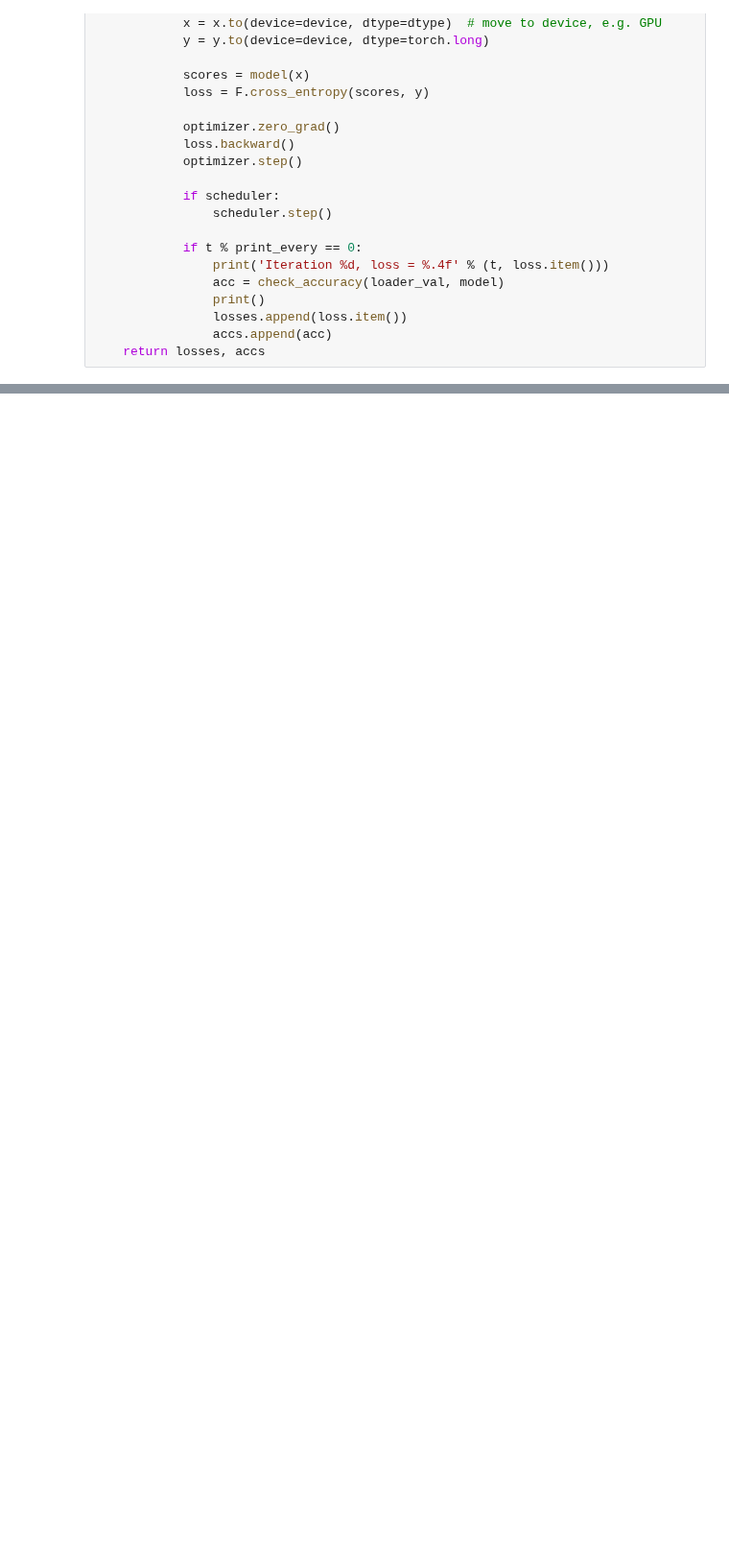
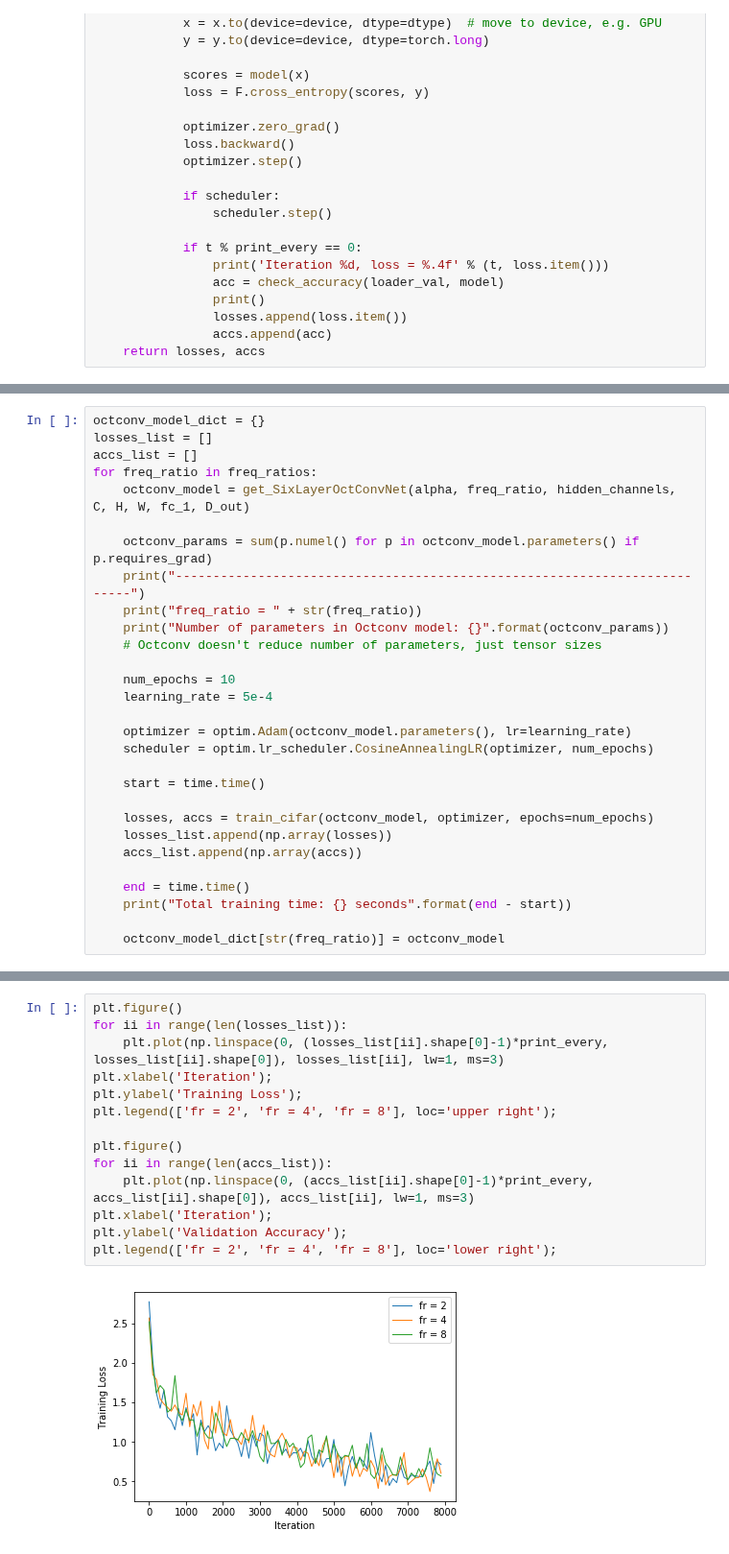
Before and after one commit to Etang21/octconv-pytorch, a Jupyter notebook: CIFAR Experiments.ipynb, the cells around one changed output, grey strips where cells are left out. Shown at 96% size. Drawn from its saved outputs; the diff is of its cells as text; blank space fills up the shorter version.

```diff
--- a/CIFAR Experiments.ipynb
+++ b/CIFAR Experiments.ipynb
@@ -359,0 +364,29 @@ Got 6903 / 10000 correct (69.03)
+# %%
+octconv_model_dict = {}
+losses_list = []
+accs_list = []
+for freq_ratio in freq_ratios:
+    octconv_model = get_SixLayerOctConvNet(alpha, freq_ratio, hidden_channels, C, H, W, fc_1, D_out)
+
+    octconv_params = sum(p.numel() for p in octconv_model.parameters() if p.requires_grad)
+    print("--------------------------------------------------------------------------")
+    print("freq_ratio = " + str(freq_ratio))
+    print("Number of parameters in Octconv model: {}".format(octconv_params))
+    # Octconv doesn't reduce number of parameters, just tensor sizes
+
+    num_epochs = 10
+    learning_rate = 5e-4
+
+    optimizer = optim.Adam(octconv_model.parameters(), lr=learning_rate)
+    scheduler = optim.lr_scheduler.CosineAnnealingLR(optimizer, num_epochs)
+
+    start = time.time()
+
+    losses, accs = train_cifar(octconv_model, optimizer, epochs=num_epochs)
+    losses_list.append(np.array(losses))
+    accs_list.append(np.array(accs))
+
+    end = time.time()
+    print("Total training time: {} seconds".format(end - start))
+
+    octconv_model_dict[str(freq_ratio)] = octconv_model
@@ -359,0 +411,16 @@ Got 6903 / 10000 correct (69.03)
+# %%
+plt.figure()
+for ii in range(len(losses_list)):
+    plt.plot(np.linspace(0, (losses_list[ii].shape[0]-1)*print_every, losses_list[ii].shape[0]), losses_list[ii], lw=1, ms=3)
+plt.xlabel('Iteration');
+plt.ylabel('Training Loss');
+plt.legend(['fr = 2', 'fr = 4', 'fr = 8'], loc='upper right');
+
+plt.figure()
+for ii in range(len(accs_list)):
+    plt.plot(np.linspace(0, (accs_list[ii].shape[0]-1)*print_every, accs_list[ii].shape[0]), accs_list[ii], lw=1, ms=3)
+plt.xlabel('Iteration');
+plt.ylabel('Validation Accuracy');
+plt.legend(['fr = 2', 'fr = 4', 'fr = 8'], loc='lower right');
+# %% [output]
+[figure, added]
```
Also changed, not shown: parts of 22 cells of this notebook, 3 other files.
